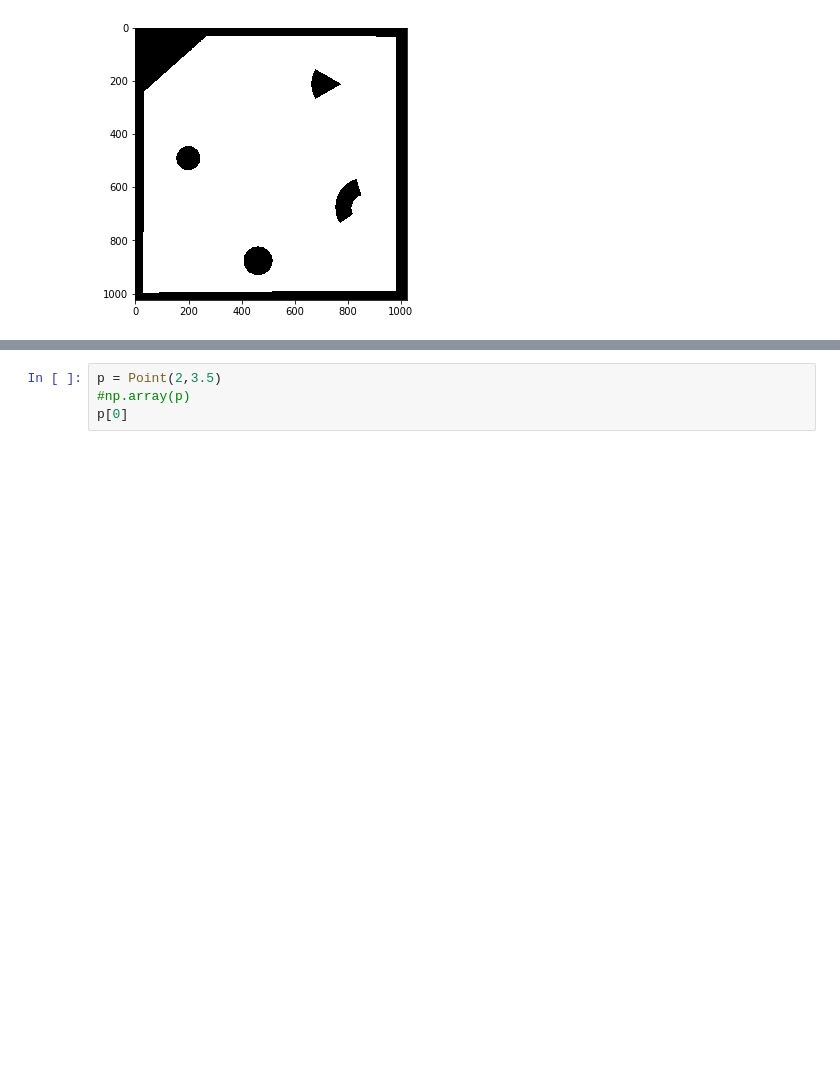
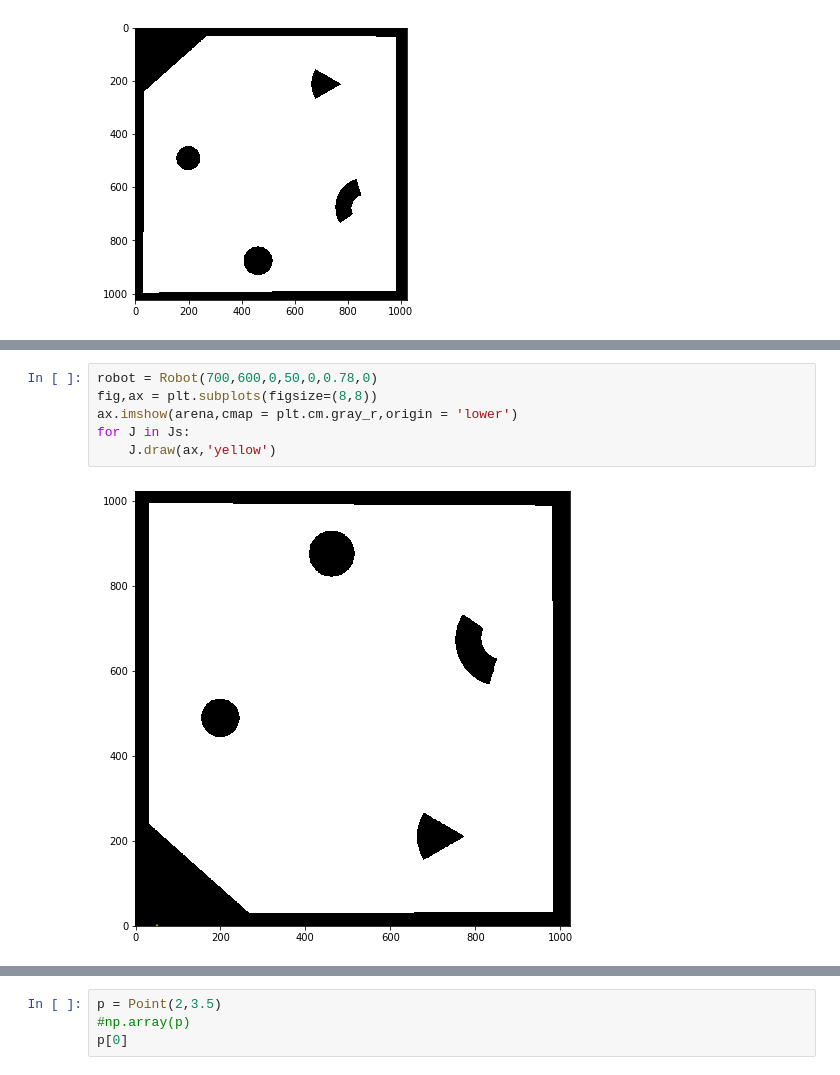
Before and after one commit to KshitijBhat/interval-analysis-method, a Jupyter notebook: Arena/motion.ipynb, the cells around one changed output, grey strips where cells are left out. Saved outputs shown, nothing was run; the diff lists cells and outputs as text; blank space fills up the shorter version.

```diff
--- a/Arena/motion.ipynb
+++ b/Arena/motion.ipynb
@@ -114,0 +157,8 @@ true
+# %%
+robot = Robot(700,600,0,50,0,0.78,0)
+fig,ax = plt.subplots(figsize=(8,8))
+ax.imshow(arena,cmap = plt.cm.gray_r,origin = 'lower')
+for J in Js:
+    J.draw(ax,'yellow')
+# %% [output]
+[figure, added]
```
Also changed, not shown: parts of 8 cells of this notebook, 3 other files.
